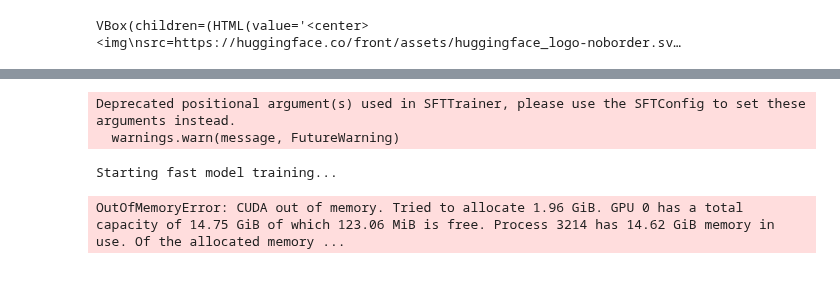
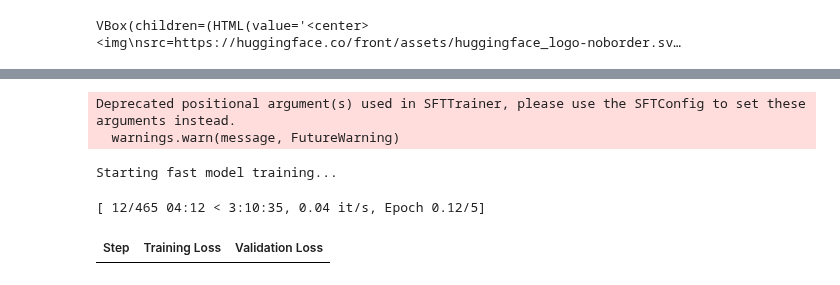
Before and after one commit to KaifAhmad1/code-test, a Jupyter notebook: Llumo_AI_Assignment_Mohd_Kaif.ipynb, the cells around one changed output, grey strips where cells are left out. Saved outputs shown, nothing was run; the diff lists cells and outputs as text; code cells hidden in the pictures.

```diff
--- a/Llumo_AI_Assignment_Mohd_Kaif.ipynb
+++ b/Llumo_AI_Assignment_Mohd_Kaif.ipynb
@@ -90,67 +124,72 @@ lora_config = LoraConfig(
     task_type="CAUSAL_LM"
 )
 # %%
-# Set up training arguments optimized for speed
+# Prepare model for k-bit training
+model = prepare_model_for_kbit_training(model)
+model = get_peft_model(model, lora_config)
+
+# Set up training arguments
 training_args = TrainingArguments(
     output_dir="./fast_results",
-    num_train_epochs=10,  # As requested
-    per_device_train_batch_size=8,  # Increase if you have more GPU memory
-    gradient_accumulation_steps=1,  # Reduced for faster updates
-    learning_rate=5e-4,  # Increased for faster convergence
+    num_train_epochs=5,
+    per_device_train_batch_size=8,
+    per_device_eval_batch_size=8,
+    gradient_accumulation_steps=4,
+    learning_rate=1e-4,
     fp16=True,
     logging_steps=10,
     evaluation_strategy="steps",
-    eval_steps=100,  # Evaluate more frequently
+    eval_steps=50,
     save_strategy="steps",
-    save_steps=100,  # Save more frequently
-    warmup_steps=50,  # Reduced warmup
+    save_steps=50,
+    warmup_steps=100,
     weight_decay=0.01,
     lr_scheduler_type="cosine",
     report_to="tensorboard",
-    optim="adamw_torch",  # Use PyTorch's AdamW for faster optimization
-    max_grad_norm=1.0,  # Clip gradients for stability
+    optim="adamw_torch",
+    max_grad_norm=0.3,
+    gradient_checkpointing=True,
 )
 # %%
-# Prepare model for k-bit training
-model = prepare_model_for_kbit_training(model)
-model = get_peft_model(model, lora_config)
-
-# Define a faster evaluation metric (only ROUGE-1 for speed)
+# Define evaluation metric
 rouge = evaluate.load('rouge')
 
 def compute_metrics(pred):
     labels_ids = pred.label_ids
     pred_ids = pred.predictions
 
     pred_str = tokenizer.batch_decode(pred_ids, skip_special_tokens=True)
     labels_ids[labels_ids == -100] = tokenizer.pad_token_id
     label_str = tokenizer.batch_decode(labels_ids, skip_special_tokens=True)
 
     rouge_output = rouge.compute(predictions=pred_str, references=label_str, use_stemmer=True)
     return {
         'rouge1': rouge_output['rouge1'].mid.fmeasure,
+        'rouge2': rouge_output['rouge2'].mid.fmeasure,
+        'rougeL': rouge_output['rougeL'].mid.fmeasure,
     }
 
 # Set up trainer
 trainer = SFTTrainer(
     model=model,
     args=training_args,
-    train_dataset=tokenized_dataset["train"],
-    eval_dataset=tokenized_dataset["validation"],
+    train_dataset=tokenized_train,
+    eval_dataset=tokenized_eval,
     peft_config=lora_config,
     dataset_text_field="Input",
-    max_seq_length=256,  # Reduced for faster training
+    max_seq_length=256,
     compute_metrics=compute_metrics,
 )
 
 # Train the model
 print("Starting fast model training...")
 trainer.train()
 # %% [output]
 Deprecated positional argument(s) used in SFTTrainer, please use the SFTConfig to set these arguments instead.
   warnings.warn(message, FutureWarning)
 Starting fast model training...
-OutOfMemoryError: CUDA out of memory. Tried to allocate 1.96 GiB. GPU 0 has a total capacity of 14.75 GiB of which 123.06 MiB is free. Process 3214 has 14.62 GiB memory in use. Of the allocated memory ...
+[ 12/465 04:12 < 3:10:35, 0.04 it/s, Epoch 0.12/5]
+| Step | Training Loss | Validation Loss |
 # %%
 # Save the fine-tuned model
 model.save_pretrained("./fine_tuned_model")
```
Also changed, not shown: parts of 8 cells of this notebook.
